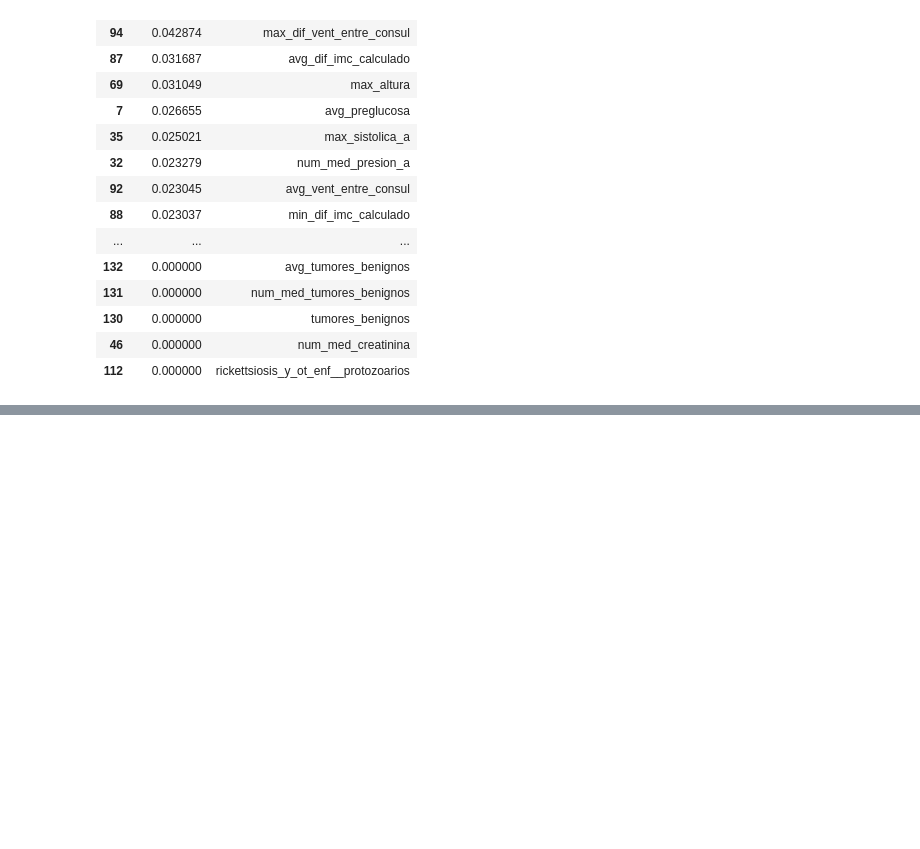
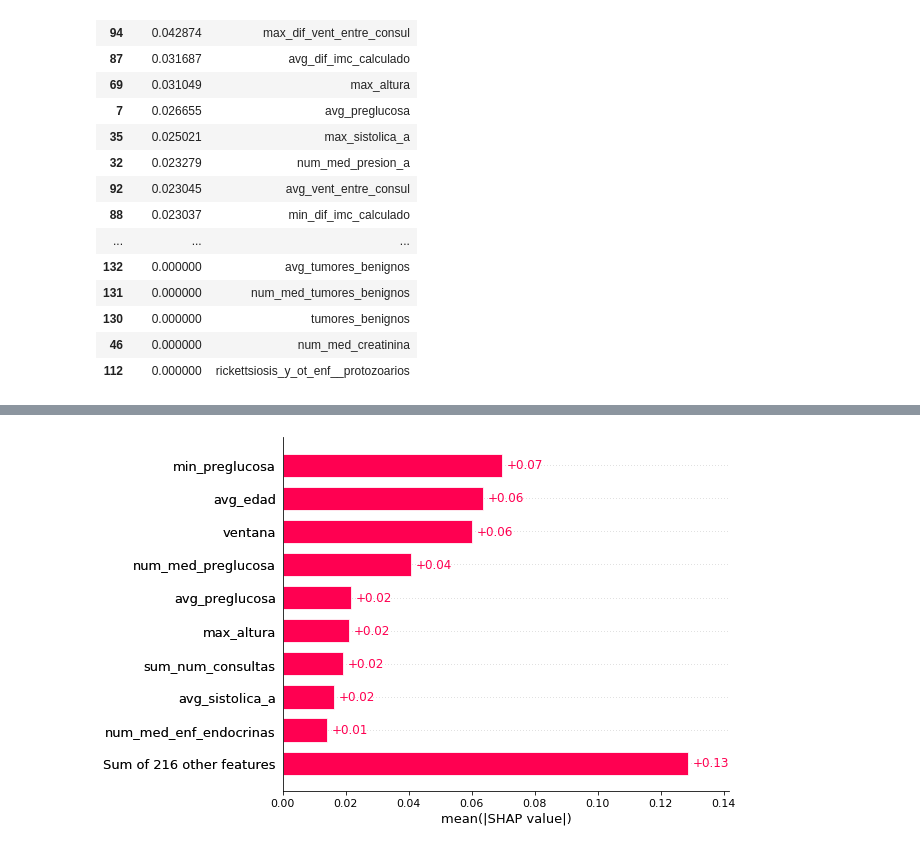
Before and after one commit to AideJGC/ProyectoDIABETIA_Estancia, a Jupyter notebook: notebooks/Feature_Selection.ipynb, the cells around one changed output, grey strips where cells are left out. Cells and saved outputs as stored; diff of their text form; code cells hidden in the pictures; blank space fills up the shorter version.

```diff
--- a/notebooks/Feature_Selection.ipynb
+++ b/notebooks/Feature_Selection.ipynb
@@ -823,0 +848,4 @@ pickle.dump(gd_sr, open("modelo_ing.pkl", "wb"))
+# %%
+shap.plots.bar(shap_values)
+# %% [output]
+[figure, added]
```
Also changed, not shown: parts of 6 cells of this notebook.
